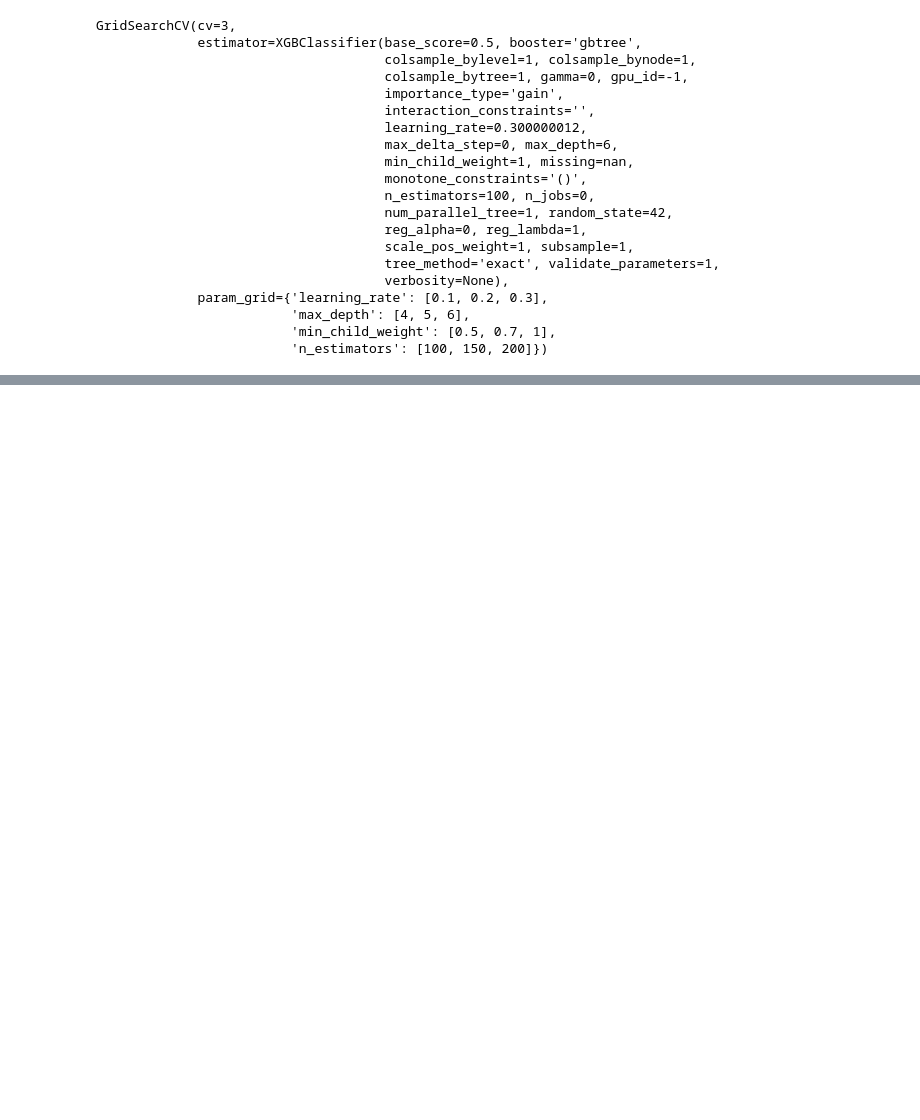
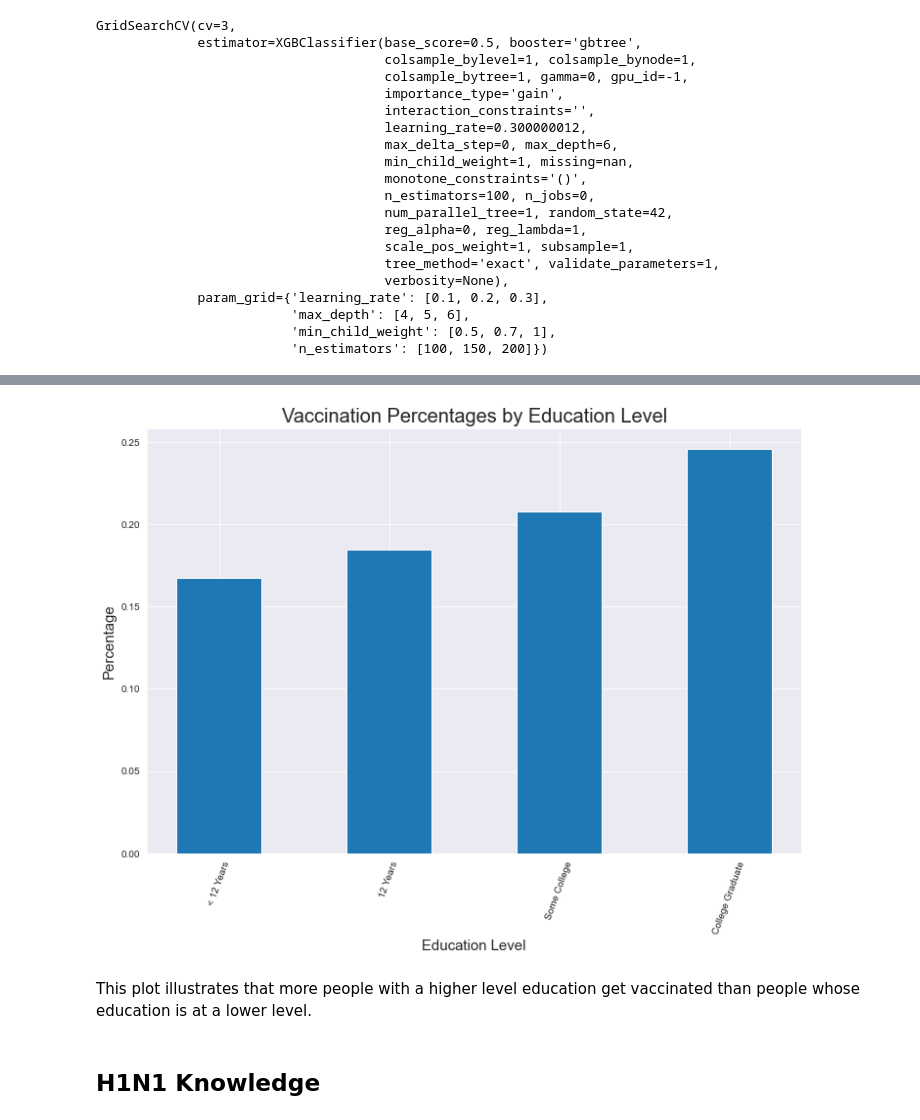
Before and after one commit to elizabeth524/Phase-3-Project, a Jupyter notebook: H1N1_Data.ipynb, the cells around one changed output, grey strips where cells are left out. Cells and saved outputs as stored; diff of their text form; code cells hidden in the pictures; blank space fills up the shorter version.

```diff
--- a/H1N1_Data.ipynb
+++ b/H1N1_Data.ipynb
@@ -713,0 +881,4 @@ plot_feature_importance(boost_2)
+# %%
+# Create a dataframe for vaccinations by education
+ed_counts = data_df.groupby('education')['h1n1_vaccine'].value_counts().unstack()
+ed_counts
@@ -713,0 +892,6 @@ plot_feature_importance(boost_2)
+# %%
+# Create new columns for percentages
+ed_counts['total'] = ed_counts[0]+ed_counts[1]
+ed_counts['percentage_yes'] = ed_counts[1]/ed_counts['total']
+ed_counts['percentage_no'] = ed_counts[0]/ed_counts['total']
+ed_counts
@@ -713,0 +905,4 @@ plot_feature_importance(boost_2)
+# %%
+# Sort the values by percentage of those who did receive the vaccine
+ed_counts = ed_counts.sort_values('percentage_yes')
+ed_counts
@@ -713,0 +916,4 @@ plot_feature_importance(boost_2)
+# %%
+# Reset the index
+ed_counts.reset_index(inplace=True)
+ed_counts
@@ -713,0 +926,17 @@ plot_feature_importance(boost_2)
+# %%
+# Plot the vaccination percentages by education
+fig, ax = plt.subplots(figsize=(12,8))
+plt.bar(ed_counts['education'],
+        ed_counts['percentage_yes'],
+        width=.5,
+        label='Received Vaccine')
+ax.set_xlabel('Education Level', fontsize=15)
+plt.title('Vaccination Percentages by Education Level', fontsize=20)
+ax.set_ylabel('Percentage', fontsize=15)
+plt.xticks(rotation=70);
+# %% [output]
+[figure, added]
+# %% [markdown]
+This plot illustrates that more people with a higher level education get vaccinated than people whose education is at a lower level.
+# %% [markdown]
+## H1N1 Knowledge
```
Also changed, not shown: parts of 97 cells of this notebook, 6 other files.
